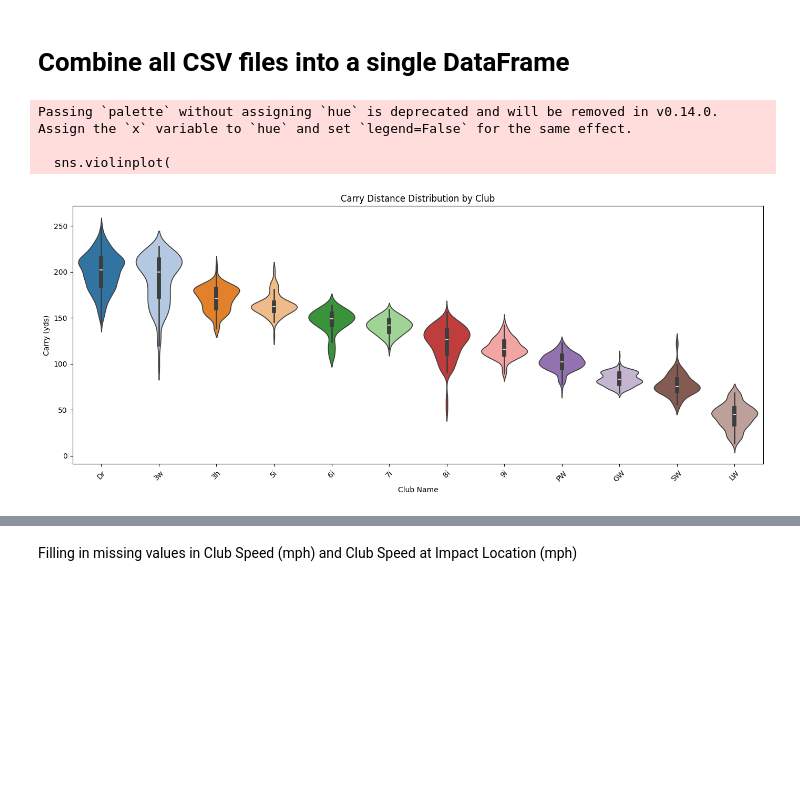
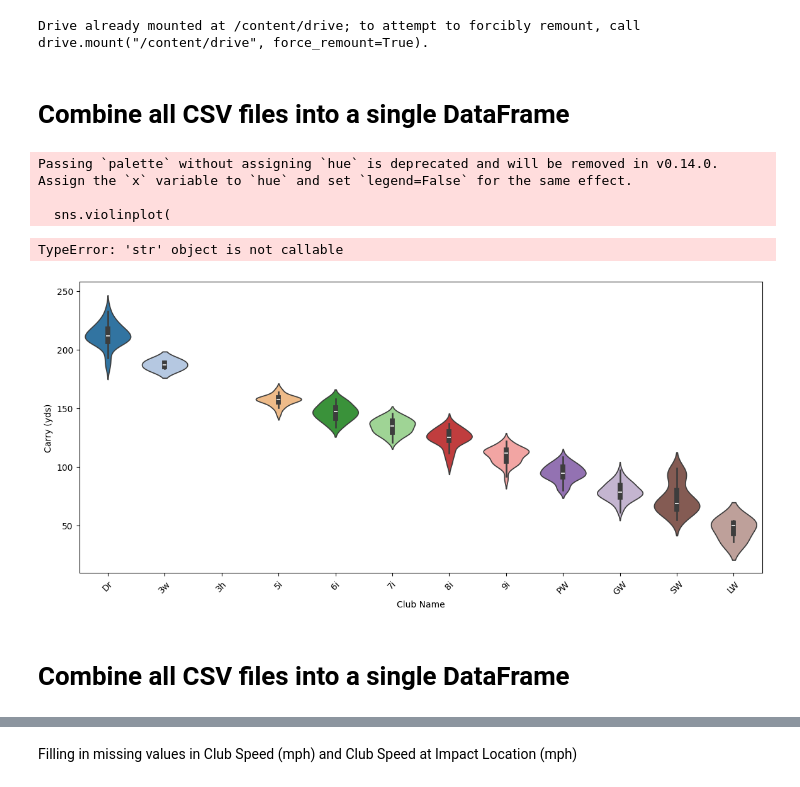
Before and after one commit to RobinCHoffpauir/Golf, a Jupyter notebook: src/golf.ipynb, the cells around one changed output, grey strips where cells are left out. Saved outputs shown, nothing was run; the diff lists cells and outputs as text; code cells hidden in the pictures; blank space fills up the shorter version.

```diff
--- a/src/golf.ipynb
+++ b/src/golf.ipynb
@@ -1,5 +1,10 @@
 # %%
 import pandas as pd, numpy as np, matplotlib.pyplot as plt, seaborn as sns
+# %%
+from google.colab import drive
+drive.mount('/content/drive')
+# %% [output]
+Drive already mounted at /content/drive; to attempt to forcibly remount, call drive.mount("/content/drive", force_remount=True).
 # %% [markdown]
 # Combine all CSV files into a single DataFrame
 # %%
@@ -9,7 +14,7 @@ import seaborn as sns
 import matplotlib.pyplot as plt
 
 # Step 1: Load all CSVs from sessions folder
-directory_path = './sessions'
+directory_path = '/content/golf_data'
 dataframes = []
 
 for filename in os.listdir(directory_path):
@@ -39,32 +44,35 @@ club_name_map = {
     'pitching wedge': 'PW', 'pw': 'PW',
     'gap wedge': 'GW', 'gw': 'GW',
     'sand wedge': 'SW', 'sw': 'SW',
     'lob wedge': 'LW', 'lw': 'LW',
     'wedge': 'SW', 'swedge': 'SW'  # catch-all for generic "wedge"
 }
 combined_df['Club Name'] = combined_df['Club Name'].map(club_name_map).fillna('Other')
 
 # Step 4: Filter to valid club list only
 valid_clubs = ['Dr', '3w', '3h', '5i', '6i', '7i', '8i', '9i', 'PW', 'GW', 'SW', 'LW']
 combined_df = combined_df[combined_df['Club Name'].isin(valid_clubs)]
 
 # Step 5: Violin plot of carry distance by club
 plt.figure(figsize=(14, 6))
 sns.violinplot(
     data=combined_df,
     x='Club Name',
     y='Carry (yds)',
     order=valid_clubs,
     palette='tab20',
     inner='box'
 )
 plt.xticks(rotation=45)
-plt.title('Carry Distance Distribution by Club')
+plt.title='Carry Distance Distribution by Club'
 plt.tight_layout()
 plt.show()
 combined_df.to_csv('all_shots_gulftee.csv')
 # %% [output]
 Passing `palette` without assigning `hue` is deprecated and will be removed in v0.14.0. Assign the `x` variable to `hue` and set `legend=False` for the same effect.
 
   sns.violinplot(
+TypeError: 'str' object is not callable
-[figure, old version]
+[figure, new version]
+# %% [markdown]
+# Combine all CSV files into a single DataFrame
```
Also changed, not shown: parts of 18 cells of this notebook.
